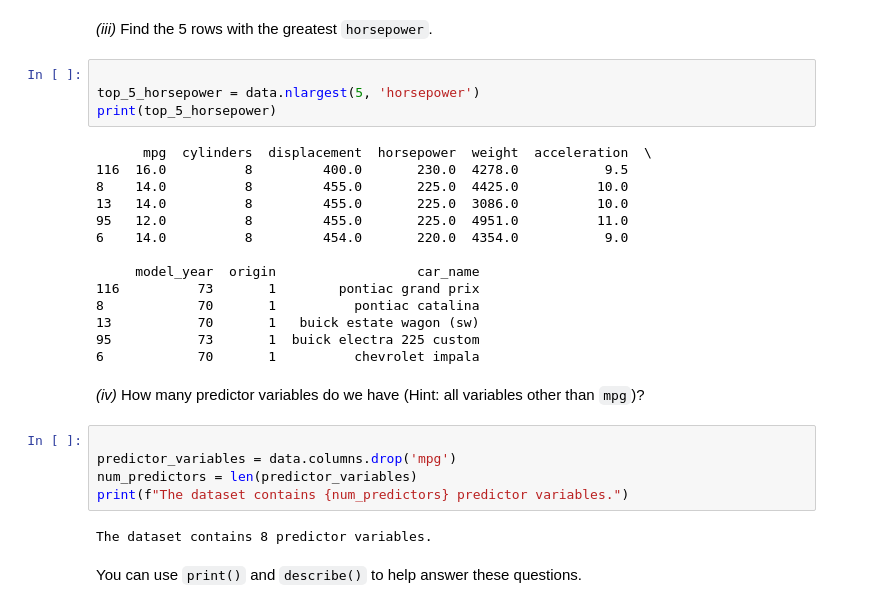
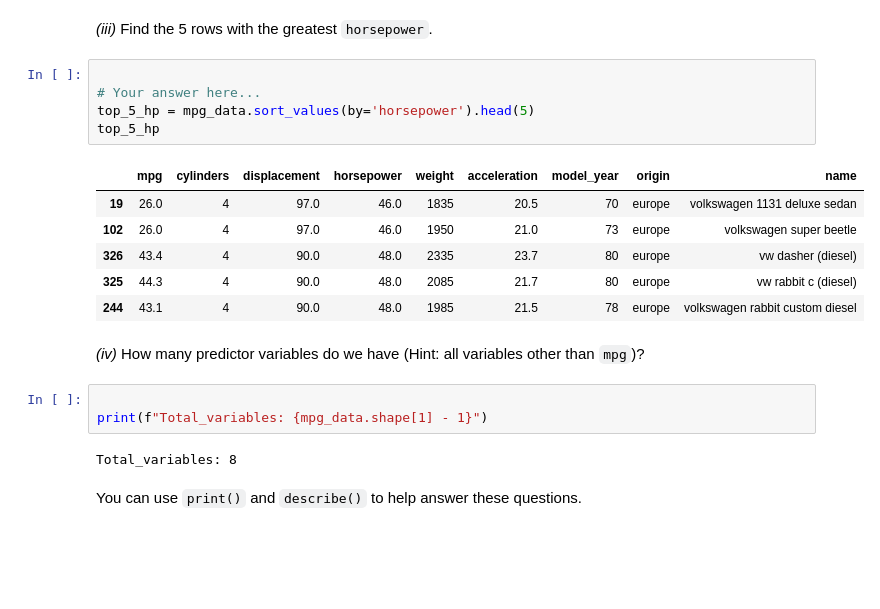
Before and after one commit to tqq199548/LCR, a Jupyter notebook: 02_activities/assignments/assignment_2.ipynb, the cells around one changed output. Drawn from its saved outputs; the diff is of its cells as text; blank space fills up the shorter version.

```diff
--- a/02_activities/assignments/assignment_2.ipynb
+++ b/02_activities/assignments/assignment_2.ipynb
@@ -69,31 +63,23 @@ Your explanation...
 _(iii)_ Find the 5 rows with the greatest `horsepower`.
 # %%
 
-top_5_horsepower = data.nlargest(5, 'horsepower')
-print(top_5_horsepower)
+# Your answer here...
+top_5_hp = mpg_data.sort_values(by='horsepower').head(5)
+top_5_hp
 # %% [output]
-      mpg  cylinders  displacement  horsepower  weight  acceleration  \
-116  16.0          8         400.0       230.0  4278.0           9.5
-8    14.0          8         455.0       225.0  4425.0          10.0
-13   14.0          8         455.0       225.0  3086.0          10.0
-95   12.0          8         455.0       225.0  4951.0          11.0
-6    14.0          8         454.0       220.0  4354.0           9.0
-
-     model_year  origin                  car_name
-116          73       1        pontiac grand prix
-8            70       1          pontiac catalina
-13           70       1   buick estate wagon (sw)
-95           73       1  buick electra 225 custom
-6            70       1          chevrolet impala
+|  | mpg | cylinders | displacement | horsepower | weight | acceleration | model_year | origin | name |
+| 19 | 26.0 | 4 | 97.0 | 46.0 | 1835 | 20.5 | 70 | europe | volkswagen 1131 deluxe sedan |
+| 102 | 26.0 | 4 | 97.0 | 46.0 | 1950 | 21.0 | 73 | europe | volkswagen super beetle |
+| 326 | 43.4 | 4 | 90.0 | 48.0 | 2335 | 23.7 | 80 | europe | vw dasher (diesel) |
+| 325 | 44.3 | 4 | 90.0 | 48.0 | 2085 | 21.7 | 80 | europe | vw rabbit c (diesel) |
+| 244 | 43.1 | 4 | 90.0 | 48.0 | 1985 | 21.5 | 78 | europe | volkswagen rabbit custom diesel |
 # %% [markdown]
 _(iv)_ How many predictor variables do we have (Hint: all variables other than `mpg`)?
 # %%
 
-predictor_variables = data.columns.drop('mpg')
-num_predictors = len(predictor_variables)
-print(f"The dataset contains {num_predictors} predictor variables.")
+print(f"Total_variables: {mpg_data.shape[1] - 1}")
 # %% [output]
-The dataset contains 8 predictor variables.
+Total_variables: 8
 # %% [markdown]
 You can use `print()` and `describe()` to help answer these questions.
 # %% [markdown]
```
Also changed, not shown: parts of 8 cells of this notebook.
